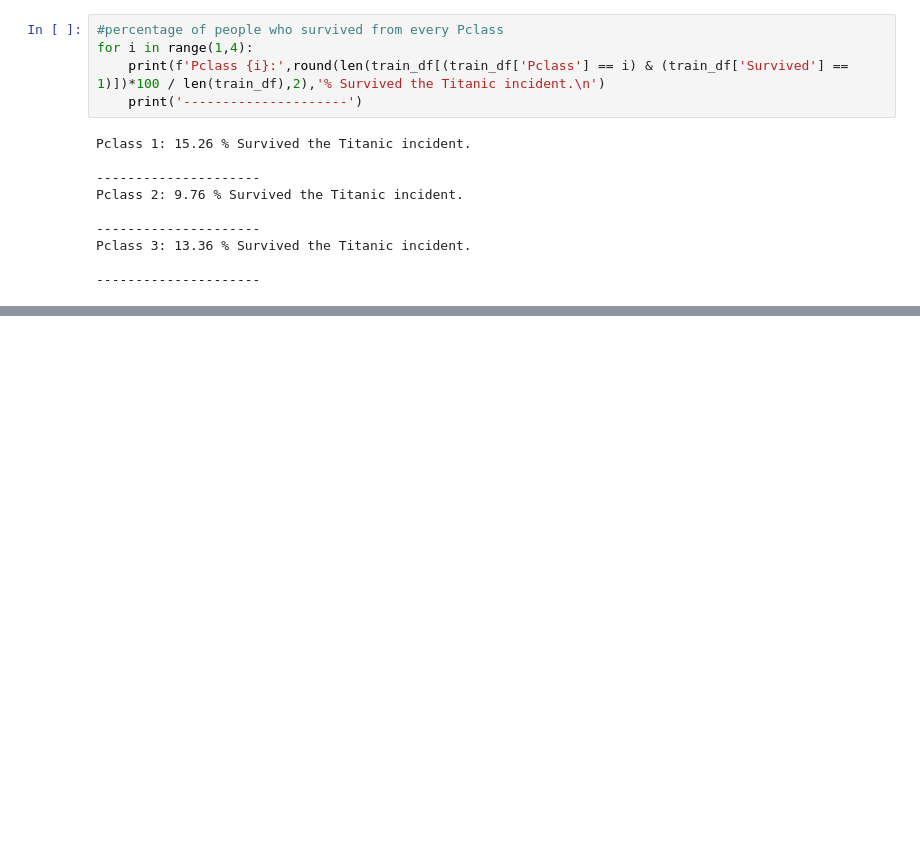
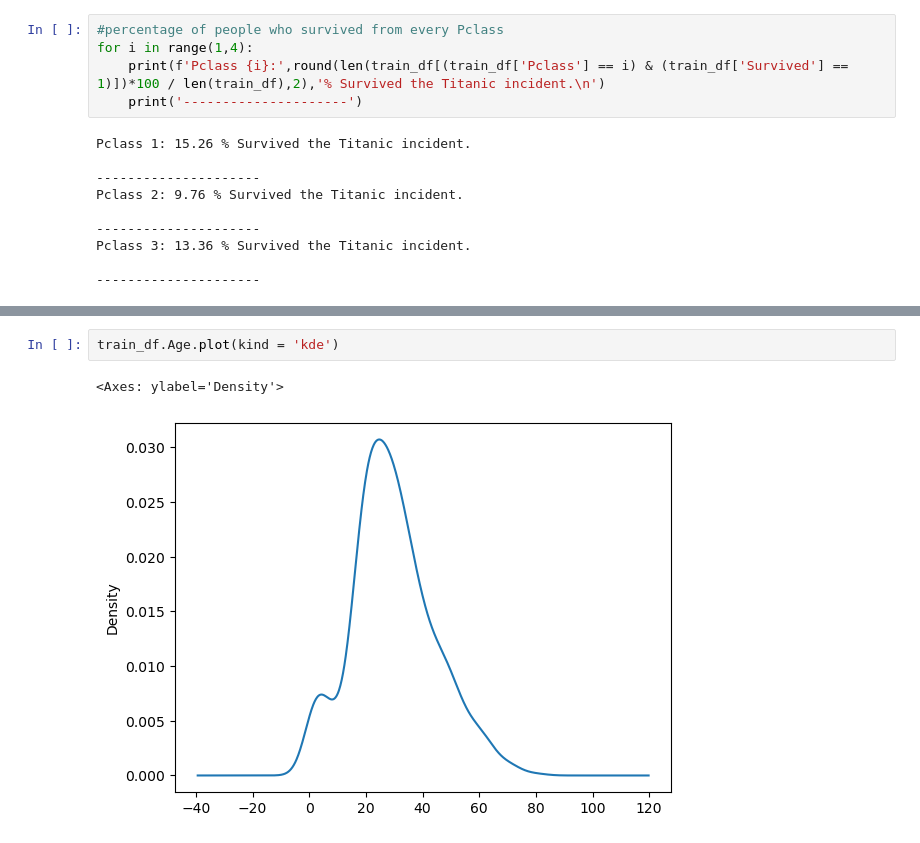
Before and after one commit to YahyaMOUDRIK/Titanic_project, a Jupyter notebook: titanic_pred.ipynb, the cells around one changed output, grey strips where cells are left out. Saved outputs shown, nothing was run; the diff lists cells and outputs as text; blank space fills up the shorter version.

```diff
--- a/titanic_pred.ipynb
+++ b/titanic_pred.ipynb
@@ -119,0 +127,5 @@ Pclass 3: 13.36 % Survived the Titanic incident.
+# %%
+train_df.Age.plot(kind = 'kde')
+# %% [output]
+<Axes: ylabel='Density'>
+[figure, added]
```
Also changed, not shown: parts of 14 cells of this notebook.
